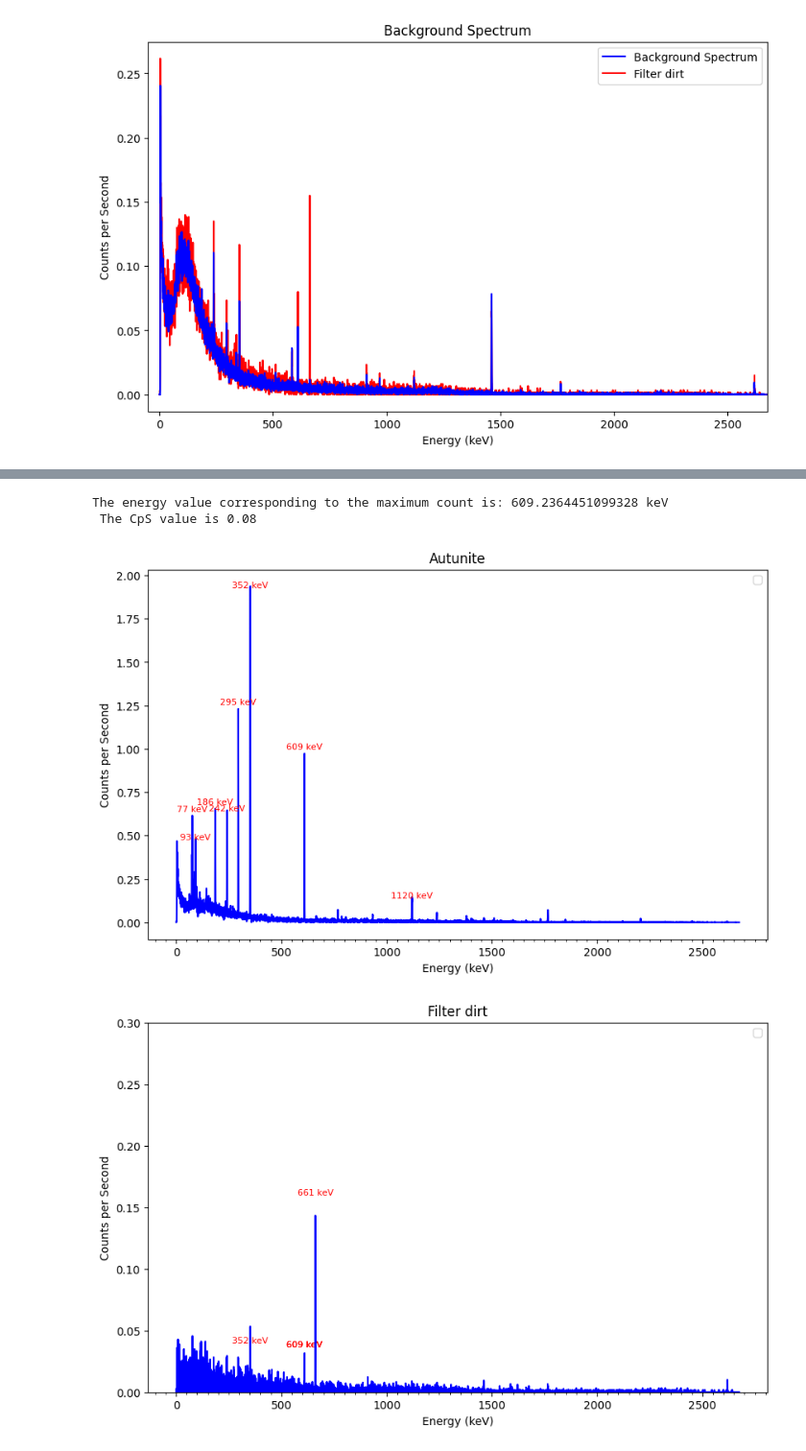
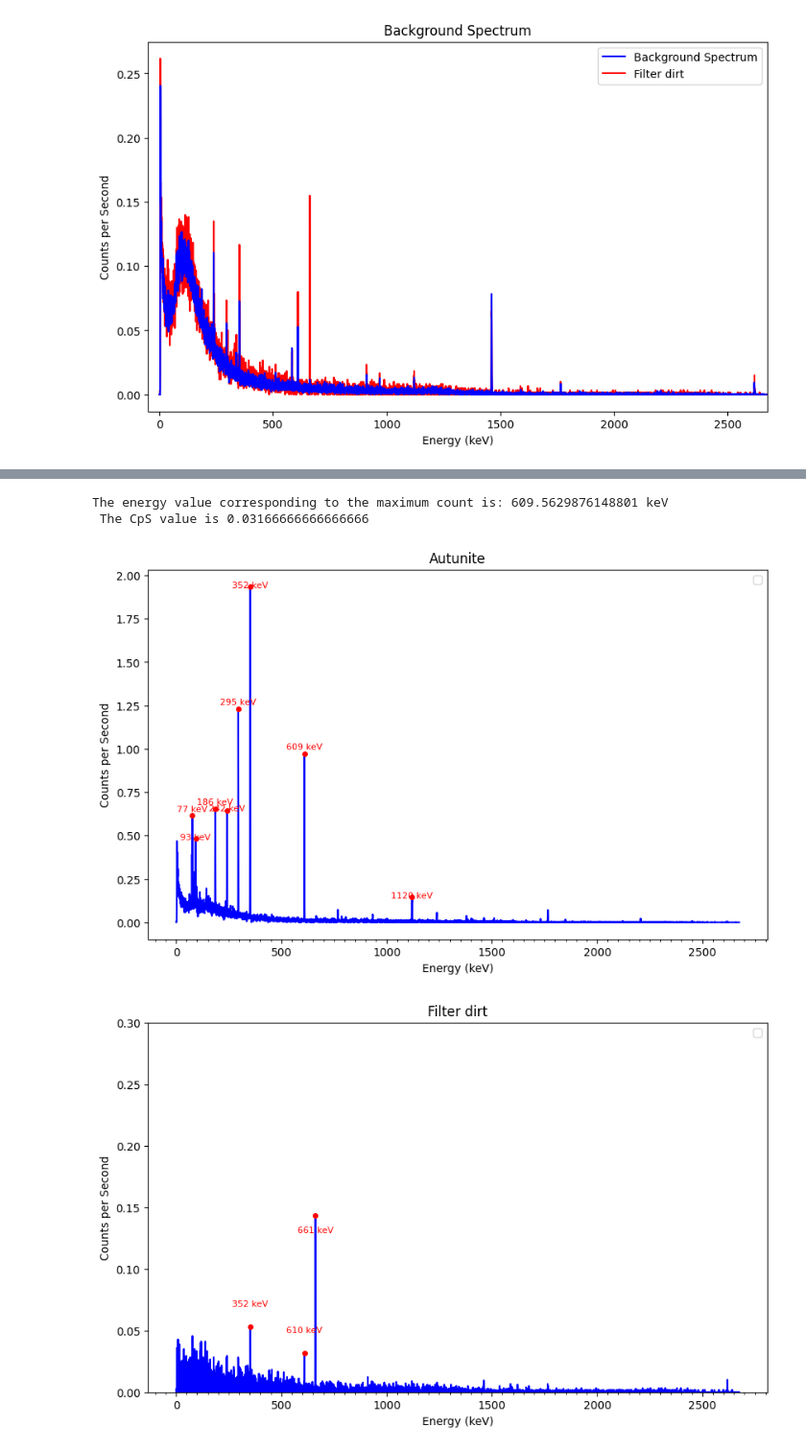
Before and after one commit to kearb-stomp/AdvLabs, a Jupyter notebook: Lab 2/Task 4.ipynb, the cells around one changed output, grey strips where cells are left out. Shown at 96% size. Drawn from its saved outputs; the diff is of its cells as text; code cells hidden in the pictures.

```diff
--- a/Lab 2/Task 4.ipynb
+++ b/Lab 2/Task 4.ipynb
@@ -227,20 +213,29 @@ filter_dirt_data = object_dict['Filter dirt']
 energy_slice = filter_dirt_data[(filter_dirt_data['Energy (keV)'] >= 600) & (filter_dirt_data['Energy (keV)'] <= 650)]
 
 # Find the row with the maximum 'Counts per Second'
-max_row = energy_slice.loc[energy_slice['Counts per Second'].idxmax()]
-max_counts_per_second = max_row['Counts per Second']
+max_row = energy_slice.loc[energy_slice['Normalized Counts per Second'].idxmax()]
+max_counts_per_second = max_row['Normalized Counts per Second']
 # Get the corresponding energy value
 max_energy = max_row['Energy (keV)']
 
 print(f"The energy value corresponding to the maximum count is: {max_energy} keV\n The CpS value is {max_counts_per_second}")
 # %% [output]
-The energy value corresponding to the maximum count is: 609.2364451099328 keV
- The CpS value is 0.08
+The energy value corresponding to the maximum count is: 609.5629876148801 keV
+ The CpS value is 0.03166666666666666
+# %%
+# Step 1: Filter out rows with low y-values
+peaks_dict["Filter dirt"] = peaks_dict["Filter dirt"][
+    peaks_dict["Filter dirt"]["Normalized Counts per Second"] >= 0.05
+]
+
+peaks_dict["Filter dirt"] = pd.concat([
+    peaks_dict["Filter dirt"],
+    pd.DataFrame([max_row])  # wrap in list to create single-row DataFrame
+], ignore_index=True)
 # %%
 #Replot the data with the peaks
 
-rogue_x = int(609)
-rogue_y = float(0.035)
+
 
 for object_name, data in object_dict.items():
     #First, extract the peak data
@@ -249,35 +244,34 @@ for object_name, data in object_dict.items():
 
     #convert peak channel to peak_energy
 
     #Create the plots
     plt.figure(figsize=(10,6))
     plt.plot(data['Energy (keV)'], data['Normalized Counts per Second'], color='blue')
     for i, (x, y) in enumerate(zip(peak_energies, peak_counts)):
-        if y > 0.05:  # Only label significant peaks
+        if y > 0.00:  # Only label significant peaks
             x_rounded = round(x, 0)
             offset = 0.015 if i % 2 == 0 else -0.015  # Alternate label positions
             plt.text(x, y + offset, f"{int(x_rounded)} keV", fontsize=8, ha='center', va='bottom', color='red')
+            plt.plot(x, y, 'ro', markersize=4)
     # for x, y in zip(peak_energies, peak_counts):
     #     x_rounded = round(x, 0)
     #     if x_rounded == 186:
     #         plt.text(x, y+.015, f"{int(x_rounded)} keV", fontsize=8, ha='center', va='top', color='red', zorder=1)
     #     else:
     #         if x_rounded == 242:
     #             plt.text(x, y-0.015, f"{int(x_rounded)} keV", fontsize=8, ha='center', va='bottom', color='red', zorder=1)
     #         else:
     #             plt.text(x, y+.005, f"{int(x_rounded)} keV", fontsize=8, ha='center', va='bottom', color='red', zorder=1)
-        if object_name == 'Filter dirt':
-            plt.text(rogue_x, rogue_y, f'{rogue_x} keV', fontsize=8, ha='center', va='bottom', color='red', zorder=1)
     plt.xlabel('Energy (keV)')
     plt.ylabel('Counts per Second')
     plt.gca().xaxis.set_major_locator(ticker.MultipleLocator(500))
     plt.gca().xaxis.set_minor_locator(ticker.MultipleLocator(50))
     if object_name == 'Filter dirt':
         plt.ylim(bottom=0, top=0.3)
     plt.title(object_name)
     plt.legend()
     plt.show()
     plt.close()
 # %% [output]
-[figure, old version]
+[figure, new version]
-[figure, old version]
+[figure, new version]
```
Also changed, not shown: parts of 17 cells of this notebook, 3 other files.
